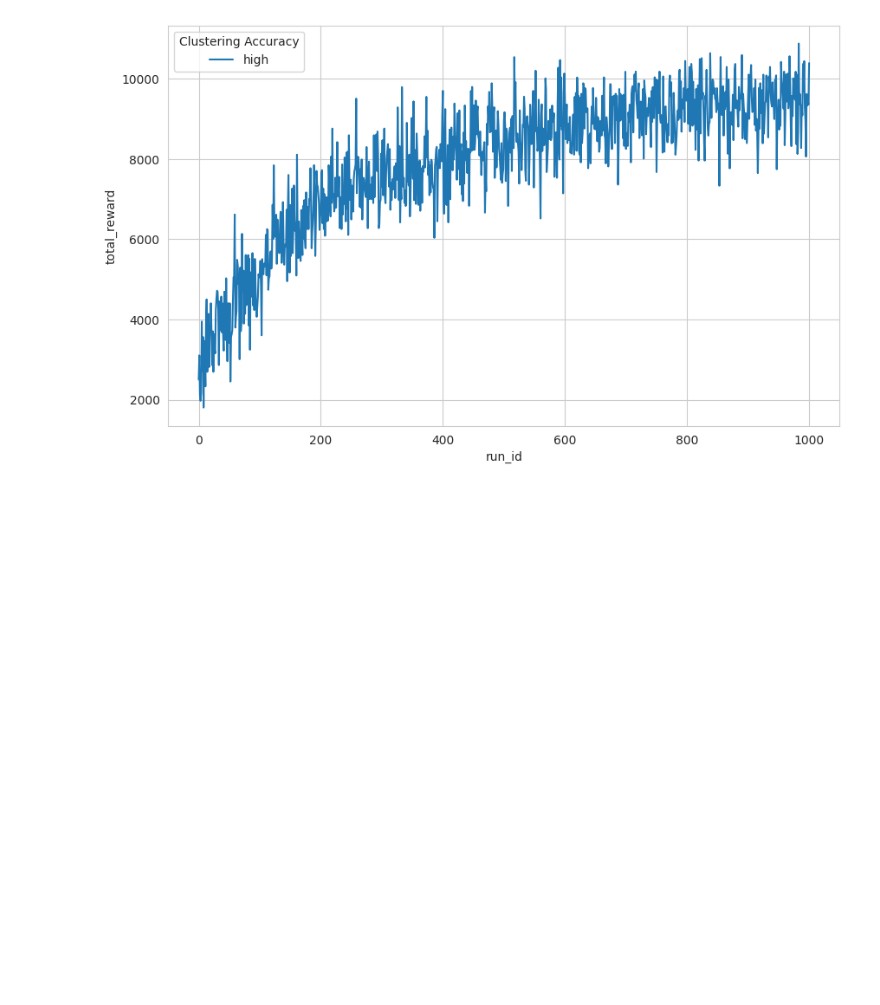
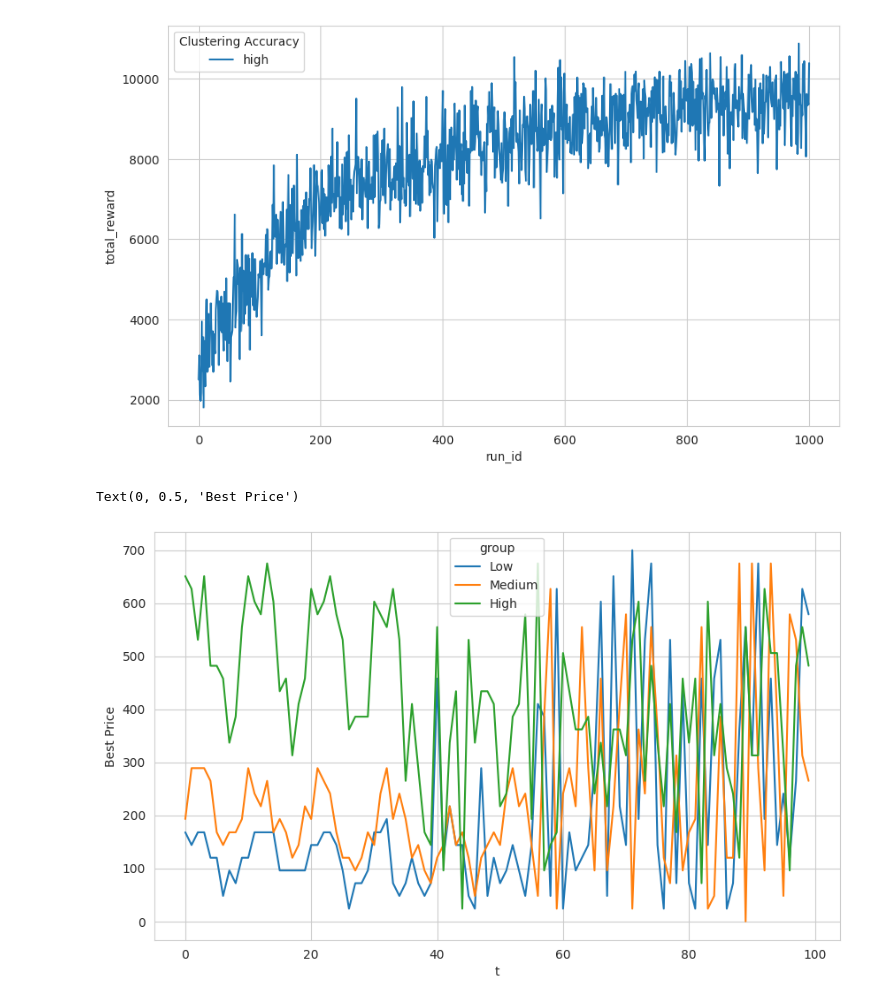
Before and after one commit to LaurinBrechter/personalized-pricing, a Jupyter notebook: results/mab_analysis.ipynb, the cells around one changed output. Saved outputs shown, nothing was run; the diff lists cells and outputs as text; code cells hidden in the pictures; blank space fills up the shorter version.

```diff
--- a/results/mab_analysis.ipynb
+++ b/results/mab_analysis.ipynb
@@ -85,6 +67,20 @@ sns.lineplot(
 # %% [output]
 <Axes: xlabel='run_id', ylabel='total_reward'>
 [figure]
+# %%
+fig, ax = plt.subplots(1, 1, figsize=(10, 6))
+sns.lineplot(
+    data=mab_arms.loc[mab_arms.run_id == 0],
+    x="t",
+    y="best_price",
+    hue="group",
+    ax=ax,
+)
+
+ax.set_ylabel("Best Price")
+# %% [output]
+Text(0, 0.5, 'Best Price')
+[figure, added]
 # %%
 fig, axs = plt.subplots(2, 1, figsize=(10, 10), sharex=True)
 sns.lineplot(
```
Also changed, not shown: parts of 8 cells of this notebook, 4 other files.
